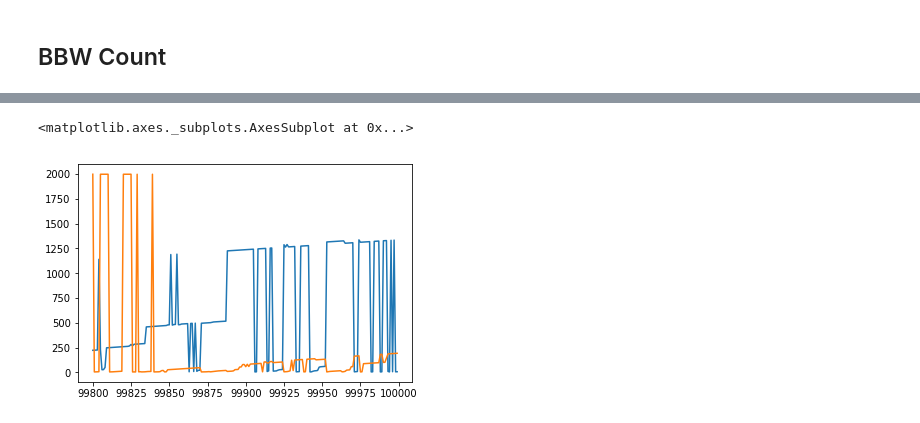
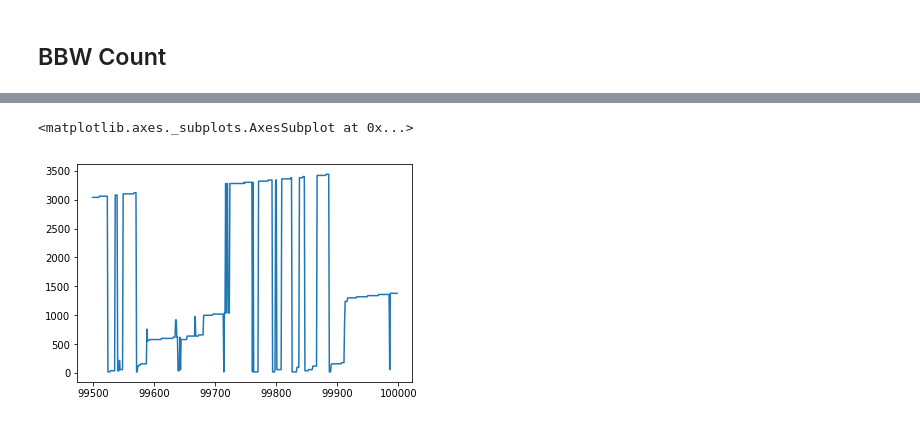
Before and after one commit to bsdo64/BSTrade_init, a Jupyter notebook: Untitled.ipynb, the cells around one changed output, grey strips where cells are left out. Drawn from its saved outputs; the diff is of its cells as text; code cells hidden in the pictures.

```diff
--- a/Untitled.ipynb
+++ b/Untitled.ipynb
@@ -91,9 +94,11 @@ upper, middle, lower = talib.BBANDS(df['close'].values, timeperiod=20)
 bbr = (df['close'] - lower) / (upper - lower)
 # %%
 bbr = pandas.DataFrame()
-for minute in range(5, 2000):
-    upper, middle, lower = talib.BBANDS(df['close'].values, timeperiod=minute)
-    bbr[str(minute)] = (df['close'].values - lower) / (upper - lower)
+close = df['close'].values
+for minute in range(20, 5000, 20):
+    period = minute
+    upper, middle, lower = talib.BBANDS(close, timeperiod=period)
+    bbr[str(period)] = (close - lower) / (upper - lower)
 # %%
 bbr.tail()
 # %% [output]
@@ -371,0 +376,4 @@ df.close[-200:].plot()
+# %%
+start = 501
+length = 500
+df.close[-start:-start+length].plot()
@@ -372,8 +383,7 @@ df.close[-200:].plot()
 # %%
 bbr_max_id = bbr.T.idxmax().fillna(0).astype(int)
 bbr_min_id = bbr.T.idxmin().fillna(0).astype(int)
-bbr_max_id[-200:].plot()
-bbr_min_id[-200:].plot()
+bbr_max_id[-start:-start+length].plot()
 # %% [output]
 <matplotlib.axes._subplots.AxesSubplot at 0x...>
-[figure, old version]
+[figure, new version]
```
Also changed, not shown: parts of 47 cells of this notebook, 1 other file.
